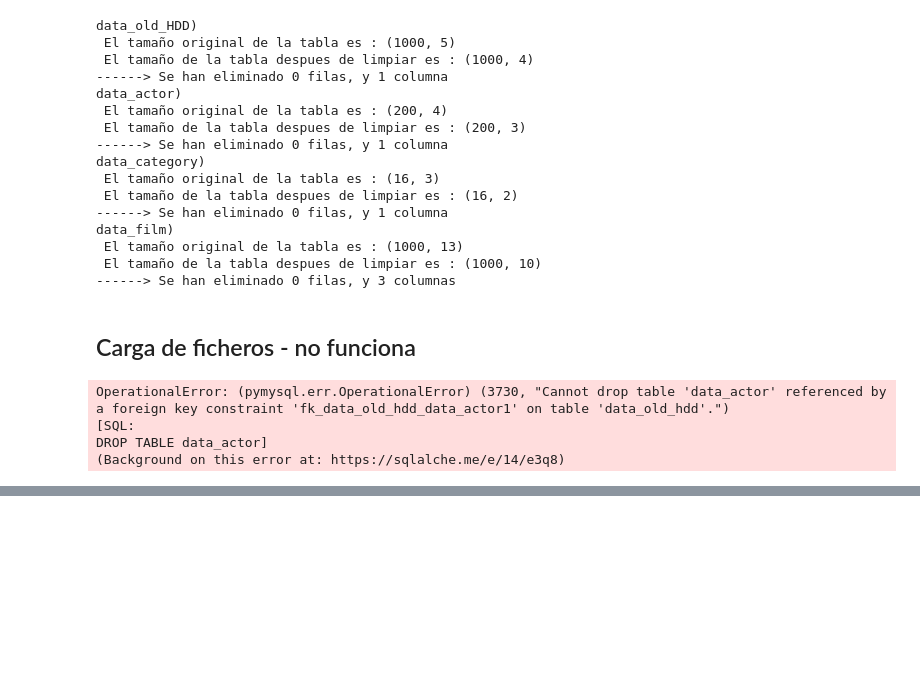
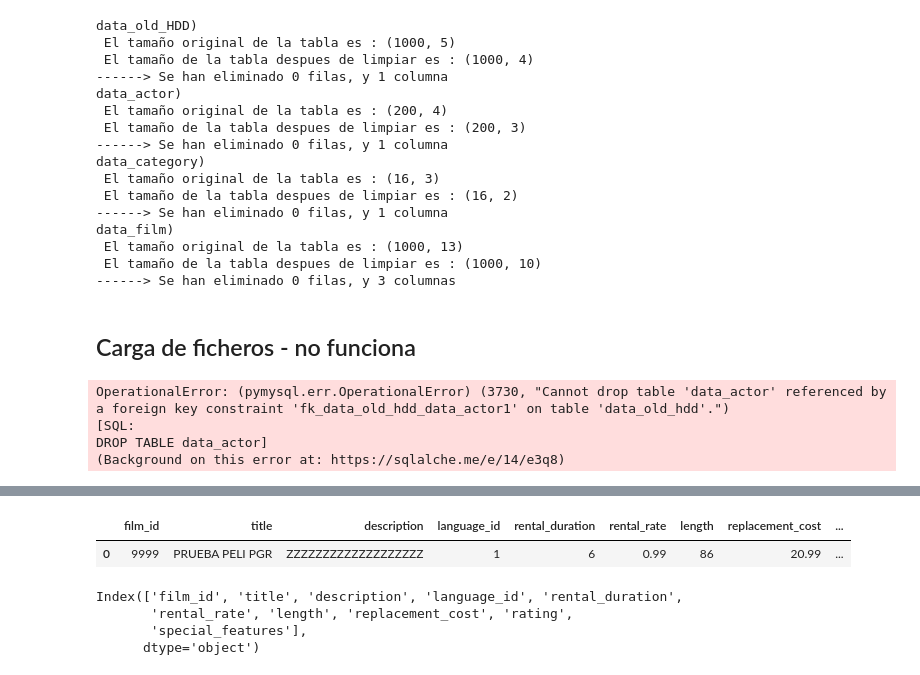
Before and after one commit to PabloGR1/w3-database-project, a Jupyter notebook: main v2.ipynb, the cells around one changed output, grey strips where cells are left out. Saved outputs shown, nothing was run; the diff lists cells and outputs as text; code cells hidden in the pictures; blank space fills up the shorter version.

```diff
--- a/main v2.ipynb
+++ b/main v2.ipynb
@@ -319,0 +388,12 @@ db.commit()
+# %%
+data_film2.head()
+# %% [output]
+|  | film_id | title | description | language_id | rental_duration | rental_rate | length | replacement_cost | ... |
+| 0 | 9999 | PRUEBA PELI PGR | ZZZZZZZZZZZZZZZZZZZ | 1 | 6 | 0.99 | 86 | 20.99 | ... |
+# %%
+data_film.columns
+# %% [output]
+Index(['film_id', 'title', 'description', 'language_id', 'rental_duration',
+       'rental_rate', 'length', 'replacement_cost', 'rating',
+       'special_features'],
+      dtype='object')
```
Also changed, not shown: parts of 30 cells of this notebook, 3 other files.
